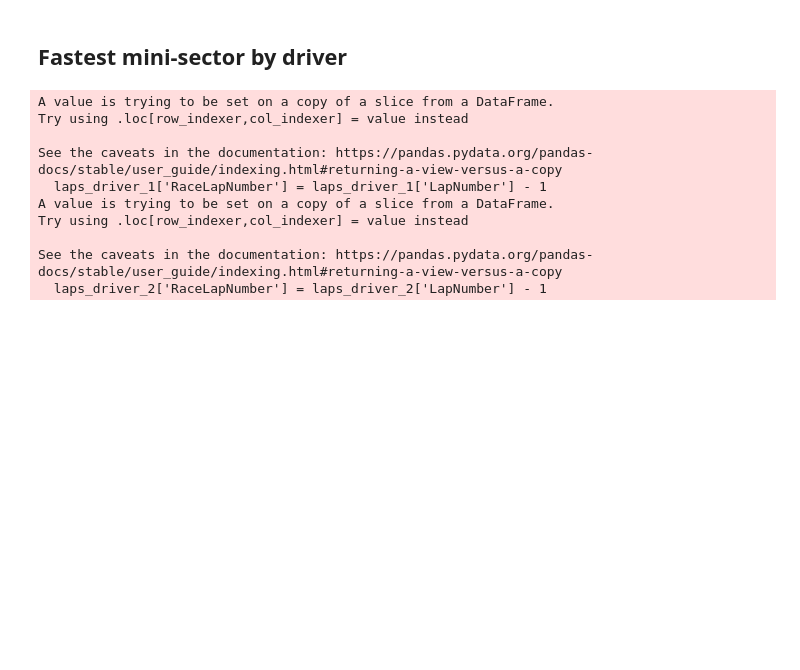
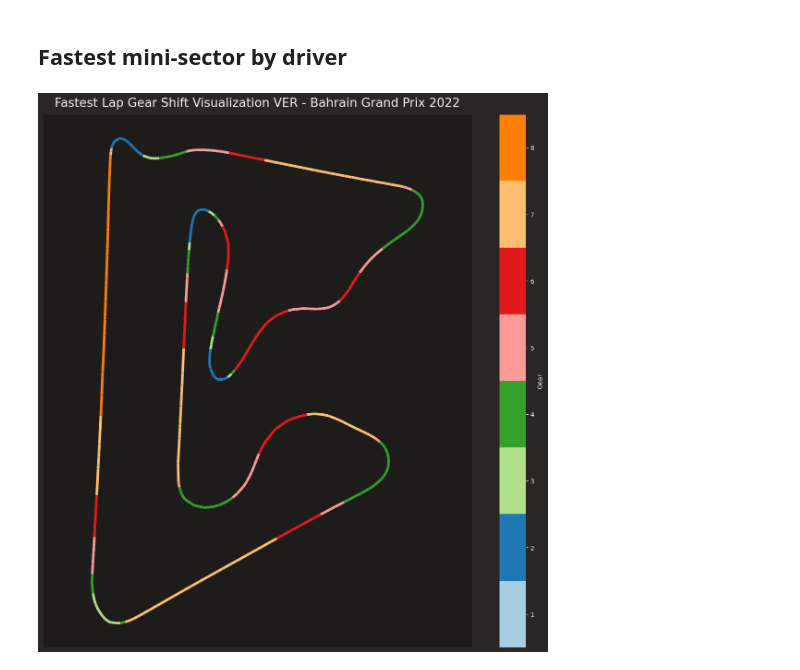
Before and after one commit to SamBurky/formula1-telemetry, a Jupyter notebook: Telemetry/telemetrybasics.ipynb, the cells around one changed output. Cells and saved outputs as stored; diff of their text form; code cells hidden in the pictures; blank space fills up the shorter version.

Commit message:
Gear Shift Visualization added

```diff
--- a/Telemetry/telemetrybasics.ipynb
+++ b/Telemetry/telemetrybasics.ipynb
@@ -170,17 +173,41 @@ array([1, 0])
 
 ## Fastest mini-sector by driver
 # %%
-# Remove formation lap from lap number
-laps_driver_1['RaceLapNumber'] = laps_driver_1['LapNumber'] - 1
-laps_driver_2['RaceLapNumber'] = laps_driver_2['LapNumber'] - 1
+# # Remove formation lap from lap number
+# laps_driver_1['RaceLapNumber'] = laps_driver_1['LapNumber'] - 1
+# laps_driver_2['RaceLapNumber'] = laps_driver_2['LapNumber'] - 1
-# %% [output]
-A value is trying to be set on a copy of a slice from a DataFrame.
-Try using .loc[row_indexer,col_indexer] = value instead
-
-See the caveats in the documentation: https://pandas.pydata.org/pandas-docs/stable/user_guide/indexing.html#returning-a-view-versus-a-copy
-  laps_driver_1['RaceLapNumber'] = laps_driver_1['LapNumber'] - 1
-A value is trying to be set on a copy of a slice from a DataFrame.
-Try using .loc[row_indexer,col_indexer] = value instead
-
-See the caveats in the documentation: https://pandas.pydata.org/pandas-docs/stable/user_guide/indexing.html#returning-a-view-versus-a-copy
-  laps_driver_2['RaceLapNumber'] = laps_driver_2['LapNumber'] - 1
+# %%
+# Prepare data for plotting
+x_driver_1 = np.array(telemetry_driver_1['X'].values)
+y_driver_1 = np.array(telemetry_driver_1['Y'].values)
+
+points = np.array([x_driver_1,y_driver_1]).T.reshape(-1, 1, 2)
+segments = np.concatenate([points[:-1], points[1:]], axis=1)
+gear = telemetry_driver_1['nGear'].to_numpy().astype(float)
+# %%
+# Create line collection and normalize values to integers for colormap
+cmap = mpl.colormaps.get_cmap('Paired')
+lc_comp = LineCollection(segments, norm=plt.Normalize(1, cmap.N+1), cmap=cmap)
+lc_comp.set_array(gear)
+lc_comp.set_linewidth(4)
+
+# Create plot and add title
+plt.gca().add_collection(lc_comp)
+plt.axis('equal')
+plt.tick_params(labelleft=False, left=False, labelbottom=False, bottom=False)
+plot_title = f"Fastest Lap Gear Shift Visualization" + f" {driver_1} - {selected_session.event['EventName']} {selected_session.event.year}"
+plt.title(plot_title)
+
+# Add colorbar
+cbar = plt.colorbar( mappable=lc_comp, label="Gear", boundaries=np.arange(1,10))
+cbar.set_ticks(np.arange(1.5, 9.5))
+cbar.set_ticklabels(np.arange(1, 9))
+
+# Store figure
+plot_filename = plot_title.replace(" ", "") + ".png"
+plt.savefig('Telemetry-PNGS/' + plot_filename, dpi=300)
+
+# Show plot
+plt.show()
+# %% [output]
+[figure, added]
```
Also changed, not shown: parts of 2 cells of this notebook.
